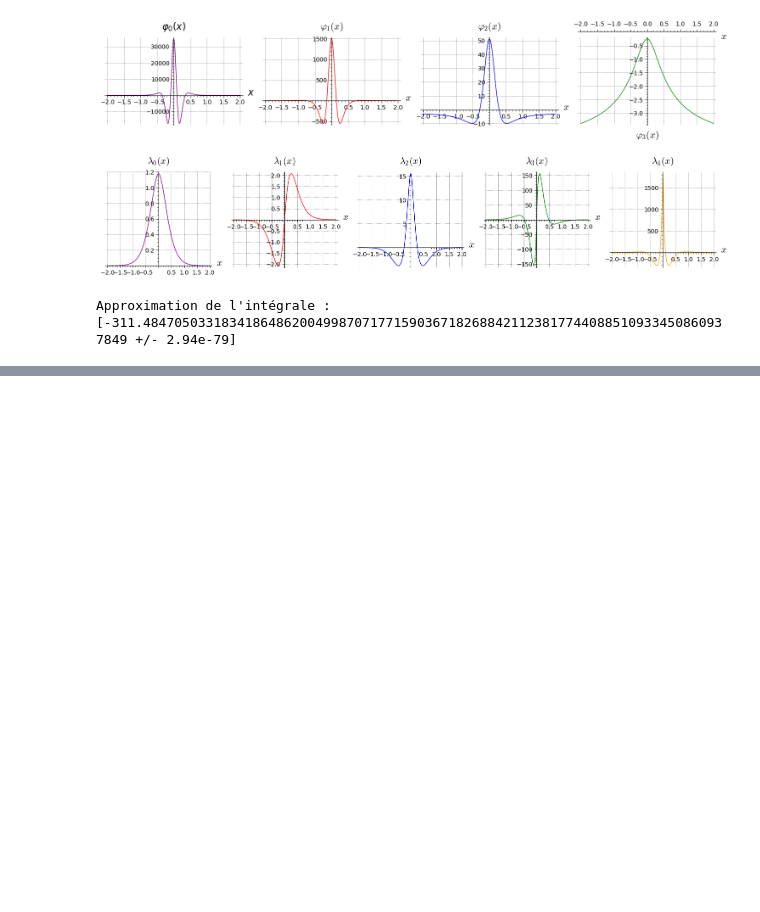
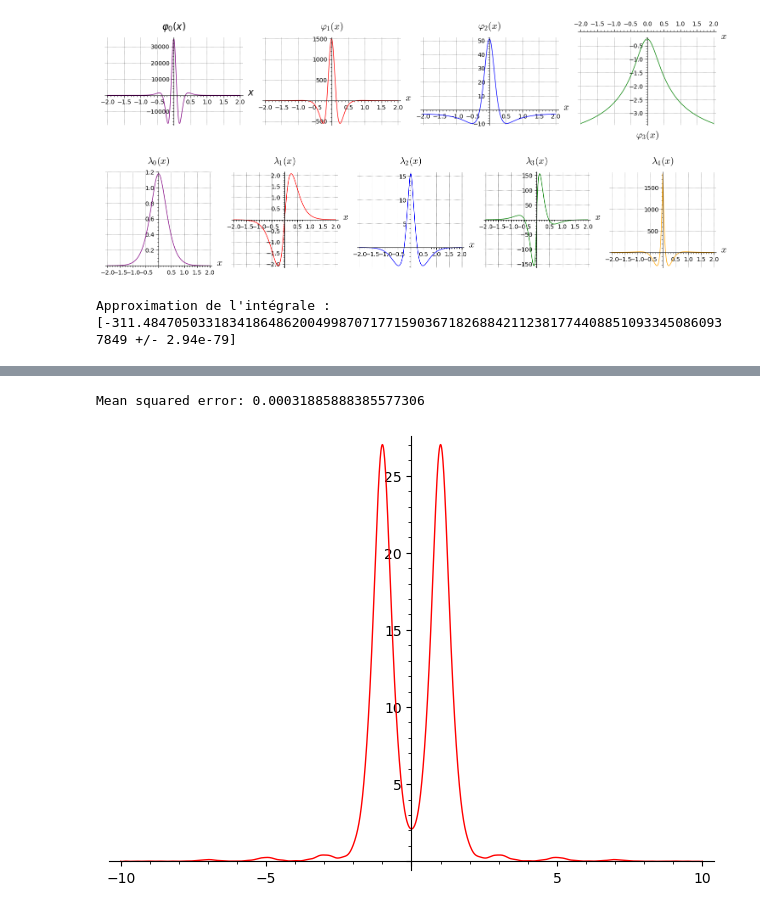
Before and after one commit to Hazdard/fluids_arith, a Jupyter notebook: rigorous_kernel.ipynb, the cells around one changed output, grey strips where cells are left out. Saved outputs shown, nothing was run; the diff lists cells and outputs as text; code cells hidden in the pictures; blank space fills up the shorter version.

```diff
--- a/rigorous_kernel.ipynb
+++ b/rigorous_kernel.ipynb
@@ -231,0 +227,17 @@ Mean squared error: 0.00016565565148648535
+# %%
+def riemann_sum(f, y1, y2, n):
+    delta = (y2 - y1) / n
+    y_points = [y1 + (i + 0.5) * delta for i in range(n)]  # points au milieu des sous-intervalles
+    def g(x):
+        return sum(delta * f(x, y_i) for y_i in y_points)
+    return g
+# %%
+A=10
+n=10
+
+approx_M = riemann_sum(M_0_func,-A,A,n)
+
+res, app, err = fit_num(approx_M, basis_left=-A, basis_right=A, basis_num=100, basis_type='G', sigma=1/2, train_left=-A, train_right=A, train_num=200)
+# %% [output]
+Mean squared error: 0.00031885888385577306
+[figure, added]
```
Also changed, not shown: parts of 5 cells of this notebook, 1 other file.
